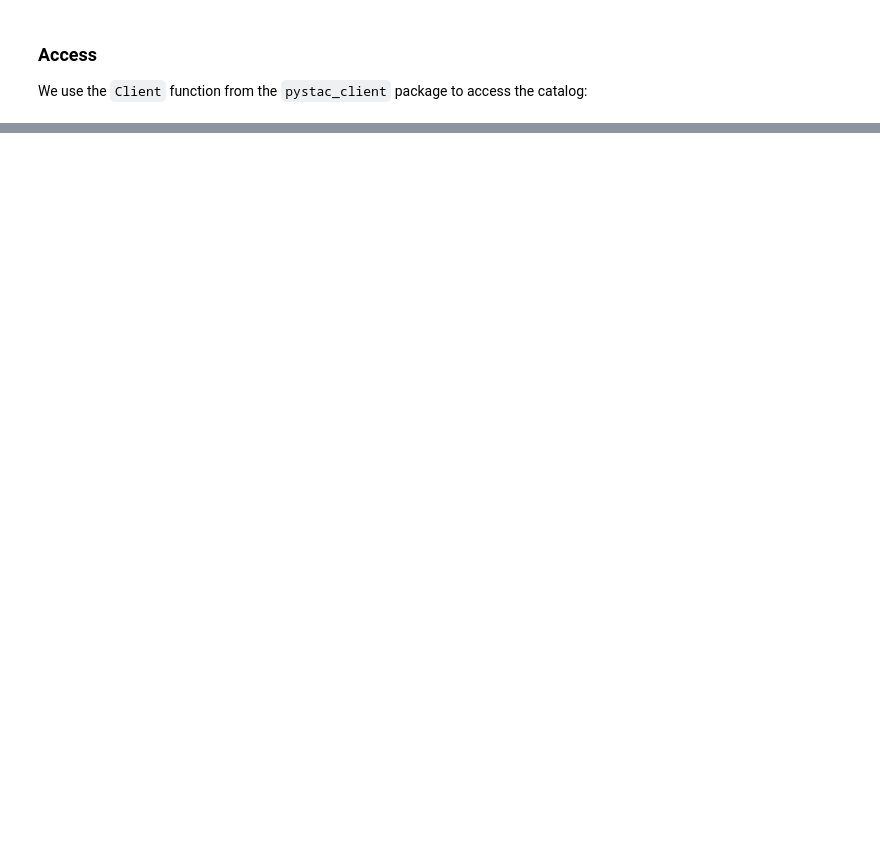
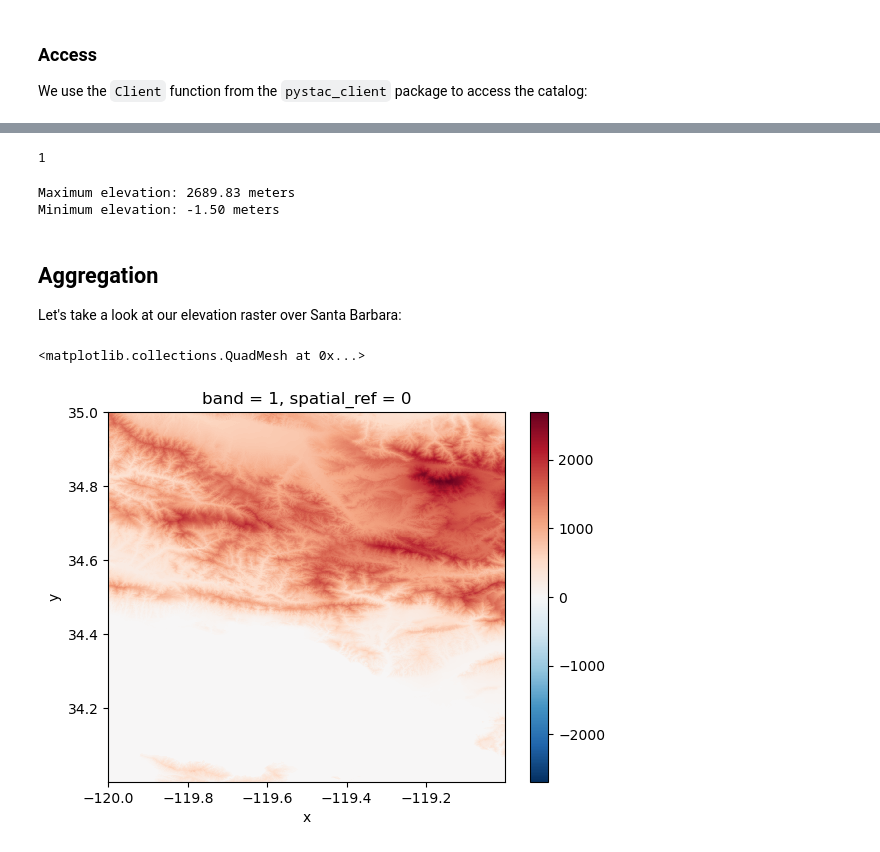
Before and after one commit to rellimylime/eds220-2025-in-class, a Jupyter notebook: week9-STAC.ipynb, the cells around one changed output, grey strips where cells are left out. Saved outputs shown, nothing was run; the diff lists cells and outputs as text; code cells hidden in the pictures; blank space fills up the shorter version.

```diff
--- a/week9-STAC.ipynb
+++ b/week9-STAC.ipynb
@@ -41,0 +267,31 @@ bbox = {
+# %%
+# Open DEM item over SB
+search = catalog.search(
+    collections = ["cop-dem-glo-90"],
+    intersects = bbox
+)
+
+items = search.item_collection()
+len(items)
+# %% [output]
+1
+# %%
+dem = rioxr.open_rasterio(items[0].assets['data'].href)
+
+max_elev = float(dem.max())
+min_elev = float(dem.min())
+
+print(f"Maximum elevation: {max_elev:.2f} meters")
+print(f"Minimum elevation: {min_elev:.2f} meters")
+# %% [output]
+Maximum elevation: 2689.83 meters
+Minimum elevation: -1.50 meters
+# %% [markdown]
+## Aggregation
+
+Let's take a look at our elevation raster over Santa Barbara:
+# %%
+dem.plot()
+# %% [output]
+<matplotlib.collections.QuadMesh at 0x...>
+[figure, added]
```
Also changed, not shown: parts of 40 cells of this notebook.
